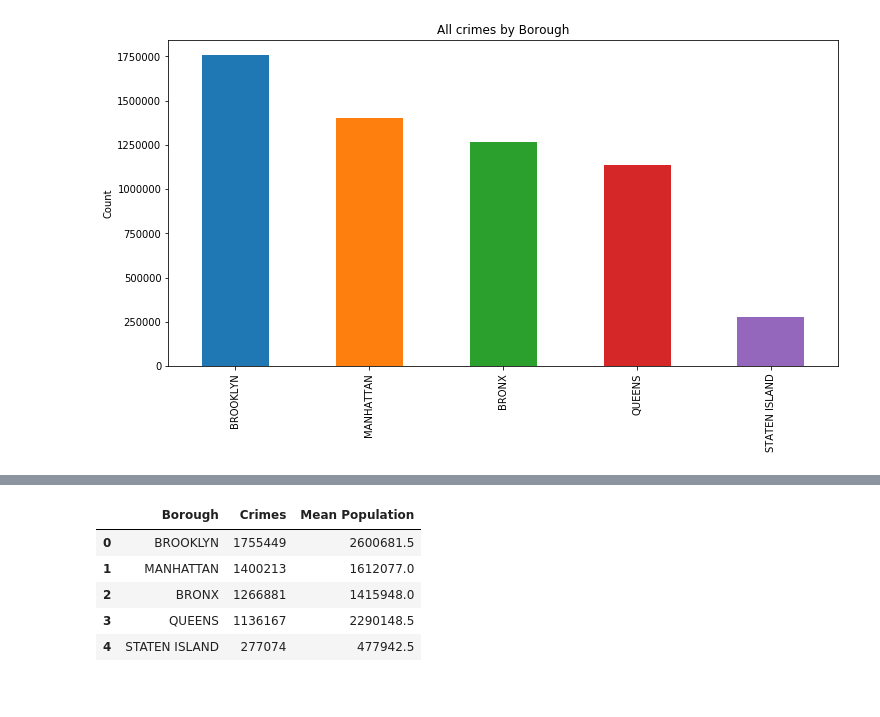
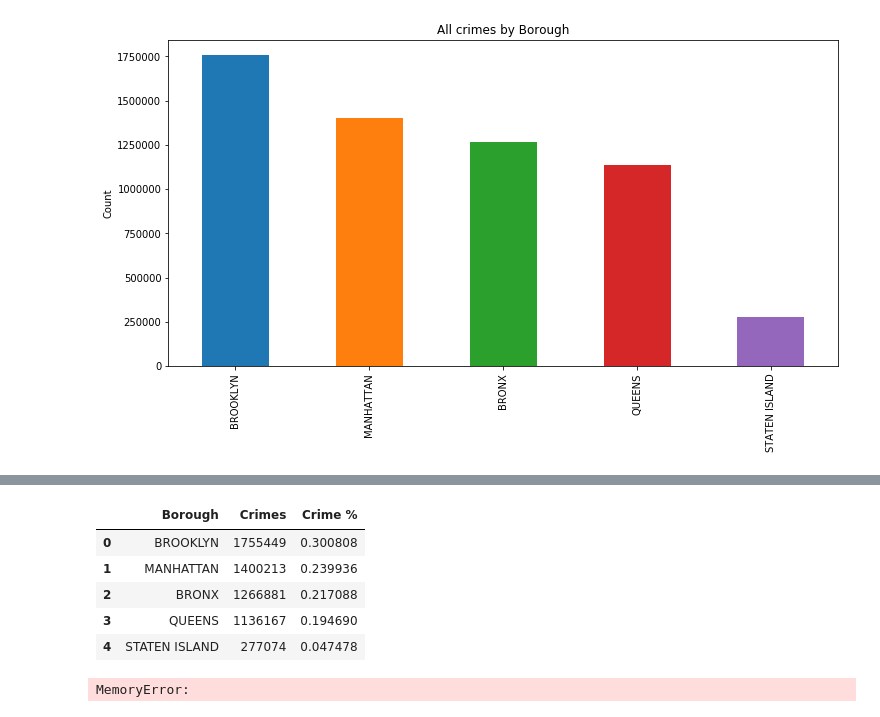
Before and after one commit to wilfy9249/Capstone-Fall-18, a Jupyter notebook: Python Notebook/NYC_Crimes_DataVisualization.ipynb, the cells around one changed output, grey strips where cells are left out. Drawn from its saved outputs; the diff is of its cells as text; code cells hidden in the pictures.

```diff
--- a/Python Notebook/NYC_Crimes_DataVisualization.ipynb
+++ b/Python Notebook/NYC_Crimes_DataVisualization.ipynb
@@ -173,9 +154,55 @@ boro_crimes = borough1.merge(boro_pop_df, on='Borough')
-# %%
-boro_crimes
-# %% [output]
-|  | Borough | Crimes | Mean Population |
-| 0 | BROOKLYN | 1755449 | 2600681.5 |
-| 1 | MANHATTAN | 1400213 | 1612077.0 |
-| 2 | BRONX | 1266881 | 1415948.0 |
-| 3 | QUEENS | 1136167 | 2290148.5 |
-| 4 | STATEN ISLAND | 277074 | 477942.5 |
+# %%
+total = sum(borough1['Crimes'])
+borough1['Crime %'] = borough1['Crimes']/total
+borough1.head()
+# %% [output]
+|  | Borough | Crimes | Crime % |
+| 0 | BROOKLYN | 1755449 | 0.300808 |
+| 1 | MANHATTAN | 1400213 | 0.239936 |
+| 2 | BRONX | 1266881 | 0.217088 |
+| 3 | QUEENS | 1136167 | 0.194690 |
+| 4 | STATEN ISLAND | 277074 | 0.047478 |
+# %%
+dfFmv = dfCopy.copy()
+#dfFmv.index = dfHour.index.hour
+
+vis3 = dfFmv.groupby(['BORO_NM'])[['VIOLATION','FELONY','MISDEMEANOR']].sum()
+
+print(vis3)
+
+totalVio = sum(vis3['VIOLATION'])
+print(totalVio)
+
+bronxCrime = (vis3['VIOLATION'][0]/totalVio)*100
+brookCrime = (vis3['VIOLATION'][1]/totalVio)*100
+manCrime = (vis3['VIOLATION'][2]/totalVio)*100
+queensCrime = (vis3['VIOLATION'][3]/totalVio)*100
+statIslandCrime = (vis3['VIOLATION'][4]/totalVio)*100
+print(bronxCrime)
+
+totalFel = sum(vis3['FELONY'])
+print(totalFel)
+
+bronxFelCrime = (vis3['FELONY'][0]/totalFel)*100
+brookFelCrime = (vis3['FELONY'][1]/totalFel)*100
+manFelCrime = (vis3['FELONY'][2]/totalFel)*100
+queensFelCrime = (vis3['FELONY'][3]/totalFel)*100
+statIslandFelCrime = (vis3['FELONY'][4]/totalFel)*100
+print(bronxFelCrime)
+
+totalMis = sum(vis3['MISDEMEANOR'])
+print(totalMis)
+
+bronxMisCrime = (vis3['MISDEMEANOR'][0]/totalMis)*100
+brookMisCrime = (vis3['MISDEMEANOR'][1]/totalMis)*100
+manMisCrime = (vis3['MISDEMEANOR'][2]/totalMis)*100
+queensMisCrime = (vis3['MISDEMEANOR'][3]/totalMis)*100
+statIslandMisCrime = (vis3['MISDEMEANOR'][4]/totalMis)*100
+
+print(bronxMisCrime)
+print(brookMisCrime)
+print(manMisCrime)
+print(queensMisCrime)
+print(statIslandMisCrime)
+# %% [output]
+MemoryError:
```
Also changed, not shown: parts of 28 cells of this notebook, 2 other files.
